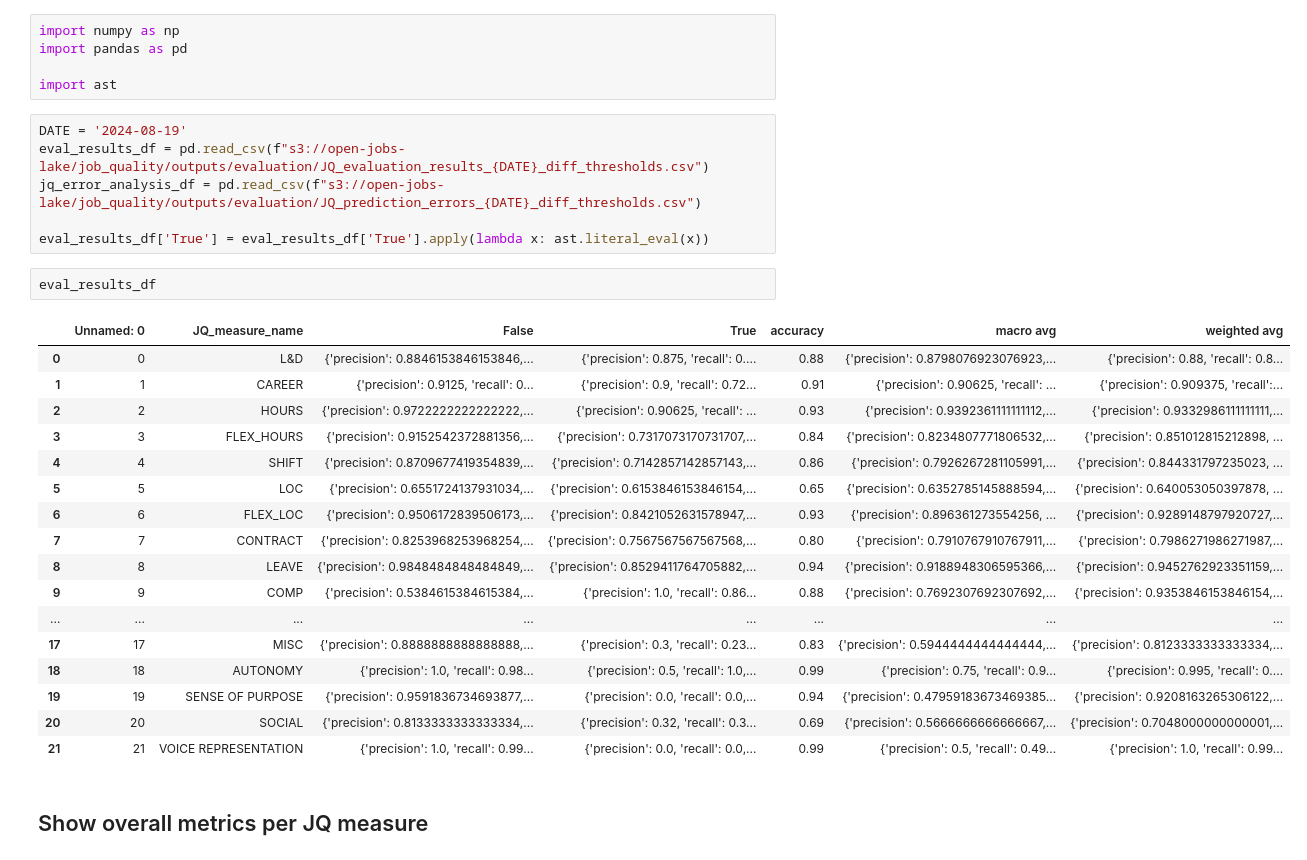
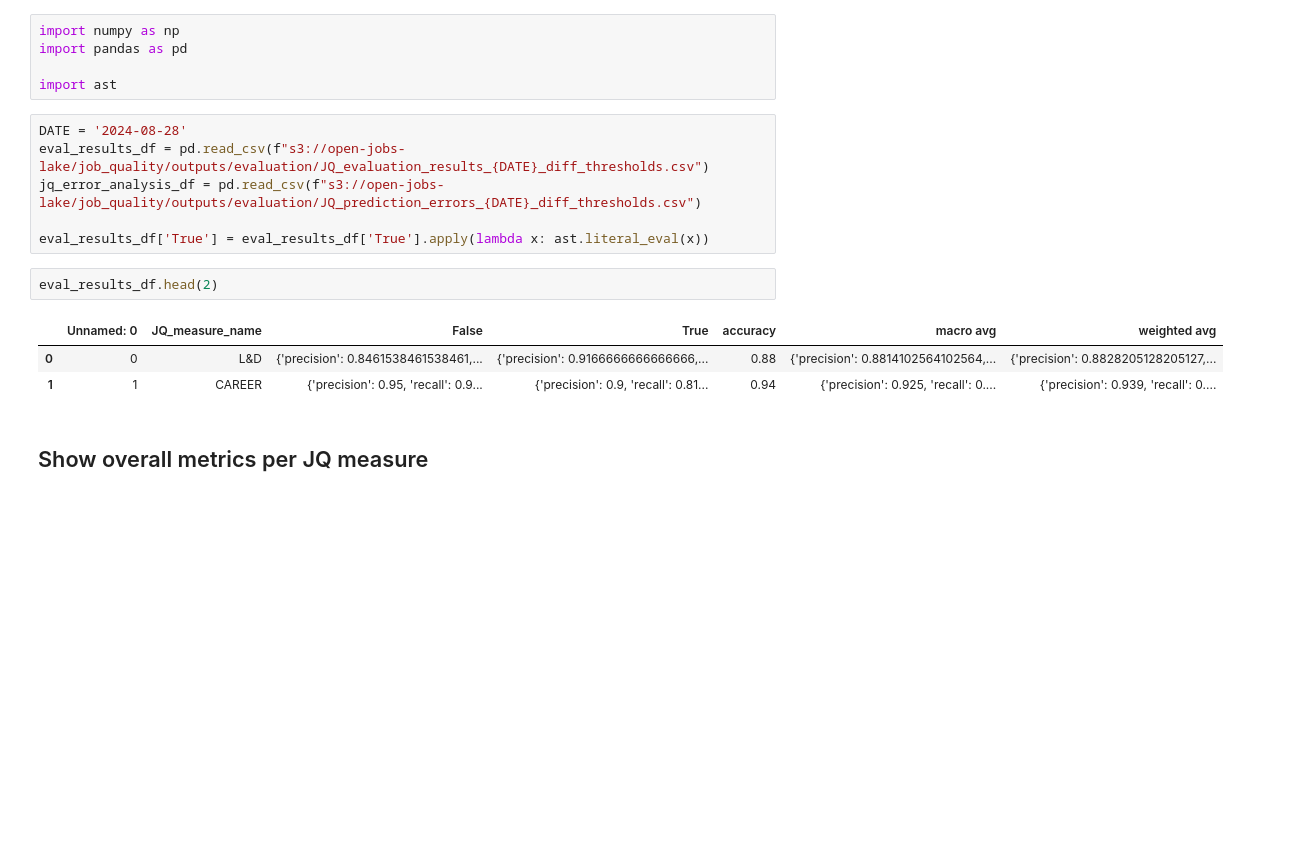
Before and after one commit to nestauk/dap_job_quality, a Jupyter notebook: dap_job_quality/notebooks/Evaluation.ipynb, the cells around one changed output. Saved outputs shown, nothing was run; the diff lists cells and outputs as text; blank space fills up the shorter version.

```diff
--- a/dap_job_quality/notebooks/Evaluation.ipynb
+++ b/dap_job_quality/notebooks/Evaluation.ipynb
@@ -4,31 +4,17 @@ import pandas as pd
 
 import ast
 # %%
-DATE = '2024-08-19'
+DATE = '2024-08-28'
 eval_results_df = pd.read_csv(f"s3://open-jobs-lake/job_quality/outputs/evaluation/JQ_evaluation_results_{DATE}_diff_thresholds.csv")
 jq_error_analysis_df = pd.read_csv(f"s3://open-jobs-lake/job_quality/outputs/evaluation/JQ_prediction_errors_{DATE}_diff_thresholds.csv")
 
 eval_results_df['True'] = eval_results_df['True'].apply(lambda x: ast.literal_eval(x))
 # %%
-eval_results_df
+eval_results_df.head(2)
 # %% [output]
 |  | Unnamed: 0 | JQ_measure_name | False | True | accuracy | macro avg | weighted avg |
-| 0 | 0 | L&D | {'precision': 0.8846153846153846,... | {'precision': 0.875, 'recall': 0.... | 0.88 | {'precision': 0.8798076923076923,... | {'precision': 0.88, 'recall': 0.8... |
-| 1 | 1 | CAREER | {'precision': 0.9125, 'recall': 0... | {'precision': 0.9, 'recall': 0.72... | 0.91 | {'precision': 0.90625, 'recall': ... | {'precision': 0.909375, 'recall':... |
-| 2 | 2 | HOURS | {'precision': 0.9722222222222222,... | {'precision': 0.90625, 'recall': ... | 0.93 | {'precision': 0.9392361111111112,... | {'precision': 0.9332986111111111,... |
-| 3 | 3 | FLEX_HOURS | {'precision': 0.9152542372881356,... | {'precision': 0.7317073170731707,... | 0.84 | {'precision': 0.8234807771806532,... | {'precision': 0.851012815212898, ... |
-| 4 | 4 | SHIFT | {'precision': 0.8709677419354839,... | {'precision': 0.7142857142857143,... | 0.86 | {'precision': 0.7926267281105991,... | {'precision': 0.844331797235023, ... |
-| 5 | 5 | LOC | {'precision': 0.6551724137931034,... | {'precision': 0.6153846153846154,... | 0.65 | {'precision': 0.6352785145888594,... | {'precision': 0.640053050397878, ... |
-| 6 | 6 | FLEX_LOC | {'precision': 0.9506172839506173,... | {'precision': 0.8421052631578947,... | 0.93 | {'precision': 0.896361273554256, ... | {'precision': 0.9289148797920727,... |
-| 7 | 7 | CONTRACT | {'precision': 0.8253968253968254,... | {'precision': 0.7567567567567568,... | 0.80 | {'precision': 0.7910767910767911,... | {'precision': 0.7986271986271987,... |
-| 8 | 8 | LEAVE | {'precision': 0.9848484848484849,... | {'precision': 0.8529411764705882,... | 0.94 | {'precision': 0.9188948306595366,... | {'precision': 0.9452762923351159,... |
-| 9 | 9 | COMP | {'precision': 0.5384615384615384,... | {'precision': 1.0, 'recall': 0.86... | 0.88 | {'precision': 0.7692307692307692,... | {'precision': 0.9353846153846154,... |
-| ... | ... | ... | ... | ... | ... | ... | ... |
-| 17 | 17 | MISC | {'precision': 0.8888888888888888,... | {'precision': 0.3, 'recall': 0.23... | 0.83 | {'precision': 0.5944444444444444,... | {'precision': 0.8123333333333334,... |
-| 18 | 18 | AUTONOMY | {'precision': 1.0, 'recall': 0.98... | {'precision': 0.5, 'recall': 1.0,... | 0.99 | {'precision': 0.75, 'recall': 0.9... | {'precision': 0.995, 'recall': 0.... |
-| 19 | 19 | SENSE OF PURPOSE | {'precision': 0.9591836734693877,... | {'precision': 0.0, 'recall': 0.0,... | 0.94 | {'precision': 0.47959183673469385... | {'precision': 0.9208163265306122,... |
-| 20 | 20 | SOCIAL | {'precision': 0.8133333333333334,... | {'precision': 0.32, 'recall': 0.3... | 0.69 | {'precision': 0.5666666666666667,... | {'precision': 0.7048000000000001,... |
-| 21 | 21 | VOICE REPRESENTATION | {'precision': 1.0, 'recall': 0.99... | {'precision': 0.0, 'recall': 0.0,... | 0.99 | {'precision': 0.5, 'recall': 0.49... | {'precision': 1.0, 'recall': 0.99... |
+| 0 | 0 | L&D | {'precision': 0.8461538461538461,... | {'precision': 0.9166666666666666,... | 0.88 | {'precision': 0.8814102564102564,... | {'precision': 0.8828205128205127,... |
+| 1 | 1 | CAREER | {'precision': 0.95, 'recall': 0.9... | {'precision': 0.9, 'recall': 0.81... | 0.94 | {'precision': 0.925, 'recall': 0.... | {'precision': 0.939, 'recall': 0.... |
 # %% [markdown]
 ## Show overall metrics per JQ measure
 # %%
```
Also changed, not shown: parts of 11 cells of this notebook, 1 other file.
